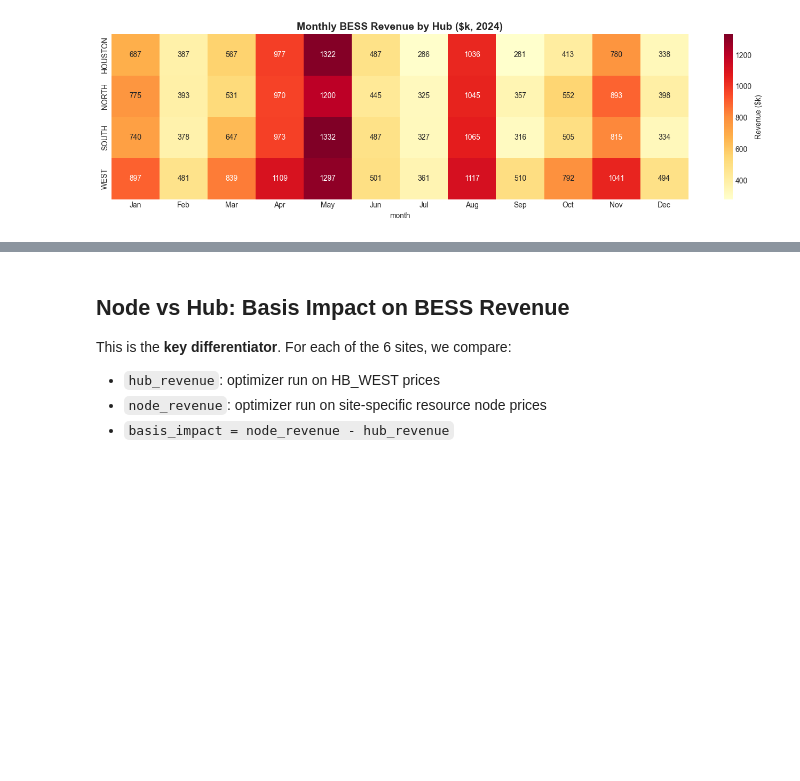
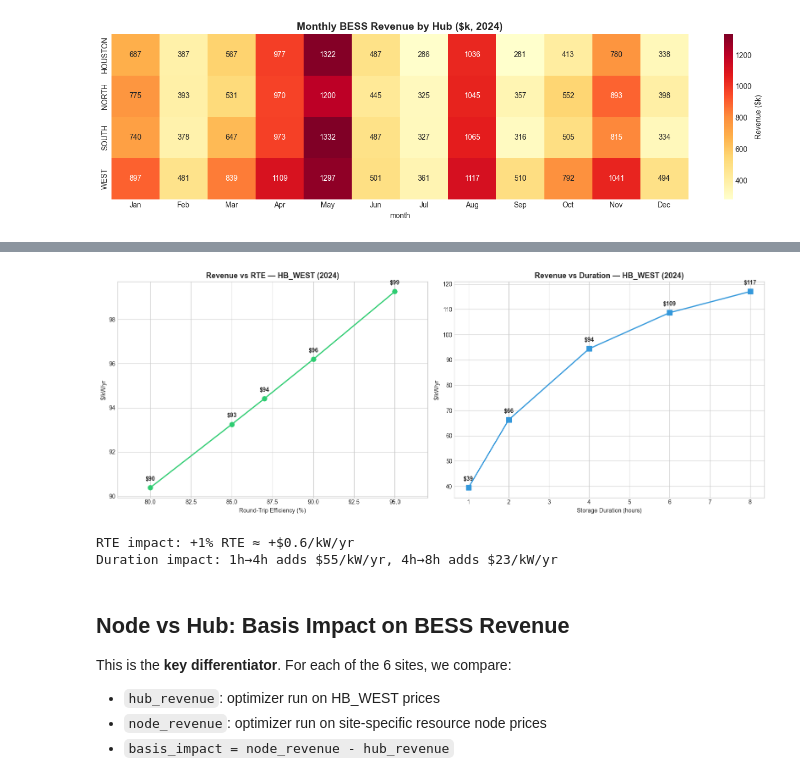
Before and after one commit to Divi-patel/BESS_modo, a Jupyter notebook: notebooks/04_backtest_colocation.ipynb, the cells around one changed output, grey strips where cells are left out. Cells and saved outputs as stored; diff of their text form; code cells hidden in the pictures; blank space fills up the shorter version.

```diff
--- a/notebooks/04_backtest_colocation.ipynb
+++ b/notebooks/04_backtest_colocation.ipynb
@@ -273,3 +400,35 @@ plt.show()
+# %%
+fig, (ax1, ax2) = plt.subplots(1, 2, figsize=(16, 6))
+
+# RTE sensitivity
+ax1.plot(rte_sens['RTE'] * 100, rte_sens['$/kW/yr'], 'o-', color='#2ecc71', linewidth=2, markersize=8)
+ax1.set_xlabel('Round-Trip Efficiency (%)')
+ax1.set_ylabel('$/kW/yr')
+ax1.set_title(f'Revenue vs RTE — HB_WEST ({BACKTEST_YEAR})', fontsize=13, fontweight='bold')
+for _, row in rte_sens.iterrows():
+    ax1.annotate(f'${row["$/kW/yr"]:.0f}', xy=(row['RTE']*100, row['$/kW/yr']),
+                textcoords='offset points', xytext=(0, 12), ha='center', fontsize=10, fontweight='bold')
+ax1.set_xlim(78, 97)
+
+# Duration sensitivity
+ax2.plot(dur_sens['MWh'] / POWER_MW, dur_sens['$/kW/yr'], 's-', color='#3498db', linewidth=2, markersize=8)
+ax2.set_xlabel('Storage Duration (hours)')
+ax2.set_ylabel('$/kW/yr')
+ax2.set_title(f'Revenue vs Duration — HB_WEST ({BACKTEST_YEAR})', fontsize=13, fontweight='bold')
+for _, row in dur_sens.iterrows():
+    ax2.annotate(f'${row["$/kW/yr"]:.0f}', xy=(row['MWh']/POWER_MW, row['$/kW/yr']),
+                textcoords='offset points', xytext=(0, 12), ha='center', fontsize=10, fontweight='bold')
+
+plt.tight_layout()
+plt.savefig(os.path.join(RESULTS_DIR, 'sensitivity_analysis.png'), dpi=150, bbox_inches='tight')
+plt.show()
+
+print(f'RTE impact: +1% RTE ≈ +${(rte_sens["$/kW/yr"].iloc[-1] - rte_sens["$/kW/yr"].iloc[0]) / 15:.1f}/kW/yr')
+print(f'Duration impact: 1h→4h adds ${dur_sens["$/kW/yr"].iloc[2] - dur_sens["$/kW/yr"].iloc[0]:.0f}/kW/yr, 4h→8h adds ${dur_sens["$/kW/yr"].iloc[-1] - dur_sens["$/kW/yr"].iloc[2]:.0f}/kW/yr')
+# %% [output]
+[figure, added]
+RTE impact: +1% RTE ≈ +$0.6/kW/yr
+Duration impact: 1h→4h adds $55/kW/yr, 4h→8h adds $23/kW/yr
 # %% [markdown]
 ## Node vs Hub: Basis Impact on BESS Revenue
 
```
Also changed, not shown: parts of 13 cells of this notebook, 13 other files.
